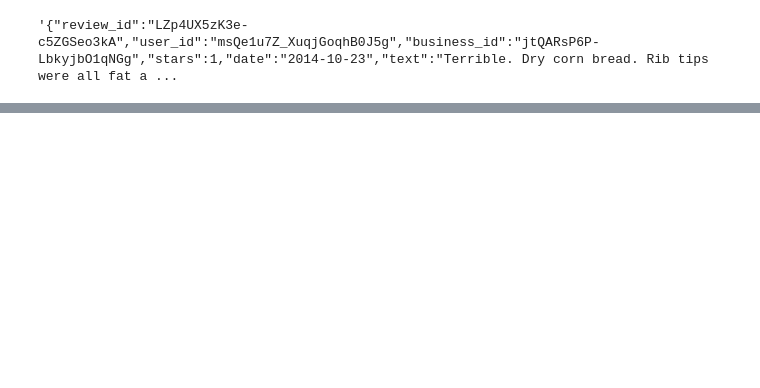
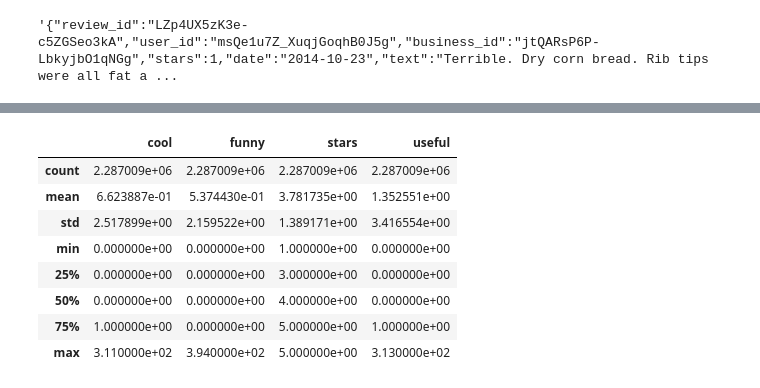
Before and after one commit to ChengdaoYang/Data_Analytics_003, a Jupyter notebook: review_to_df.ipynb, the cells around one changed output, grey strips where cells are left out. Cells and saved outputs as stored; diff of their text form; code cells hidden in the pictures; blank space fills up the shorter version.

```diff
--- a/review_to_df.ipynb
+++ b/review_to_df.ipynb
@@ -37,0 +103,12 @@ df_review.text.iloc[0]
+# %%
+df_rating.describe()
+# %% [output]
+|  | cool | funny | stars | useful |
+| count | 2.287009e+06 | 2.287009e+06 | 2.287009e+06 | 2.287009e+06 |
+| mean | 6.623887e-01 | 5.374430e-01 | 3.781735e+00 | 1.352551e+00 |
+| std | 2.517899e+00 | 2.159522e+00 | 1.389171e+00 | 3.416554e+00 |
+| min | 0.000000e+00 | 0.000000e+00 | 1.000000e+00 | 0.000000e+00 |
+| 25% | 0.000000e+00 | 0.000000e+00 | 3.000000e+00 | 0.000000e+00 |
+| 50% | 0.000000e+00 | 0.000000e+00 | 4.000000e+00 | 0.000000e+00 |
+| 75% | 1.000000e+00 | 0.000000e+00 | 5.000000e+00 | 1.000000e+00 |
+| max | 3.110000e+02 | 3.940000e+02 | 5.000000e+00 | 3.130000e+02 |
```
Also changed, not shown: parts of 29 cells of this notebook, 3 other files.
